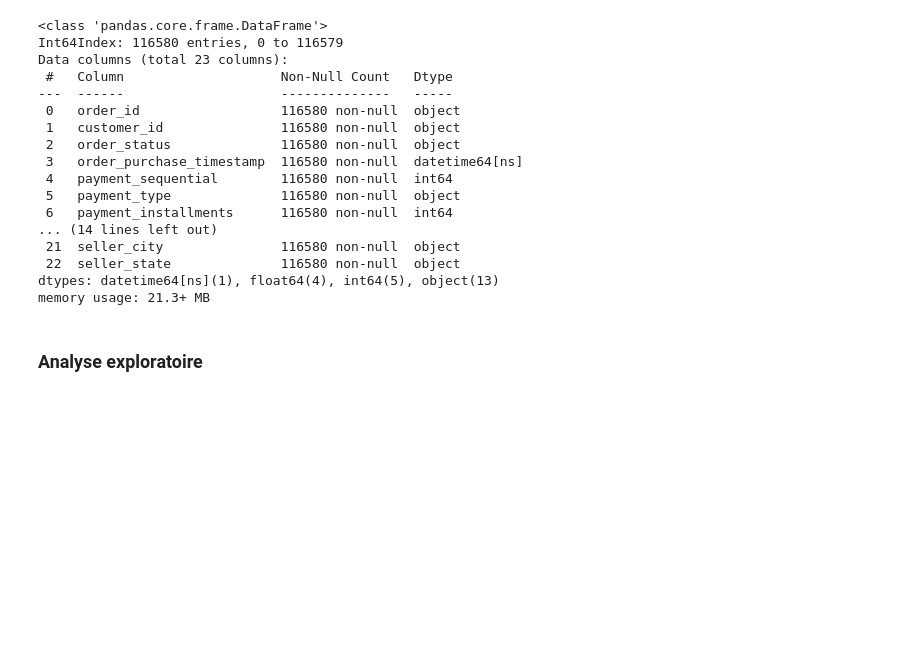
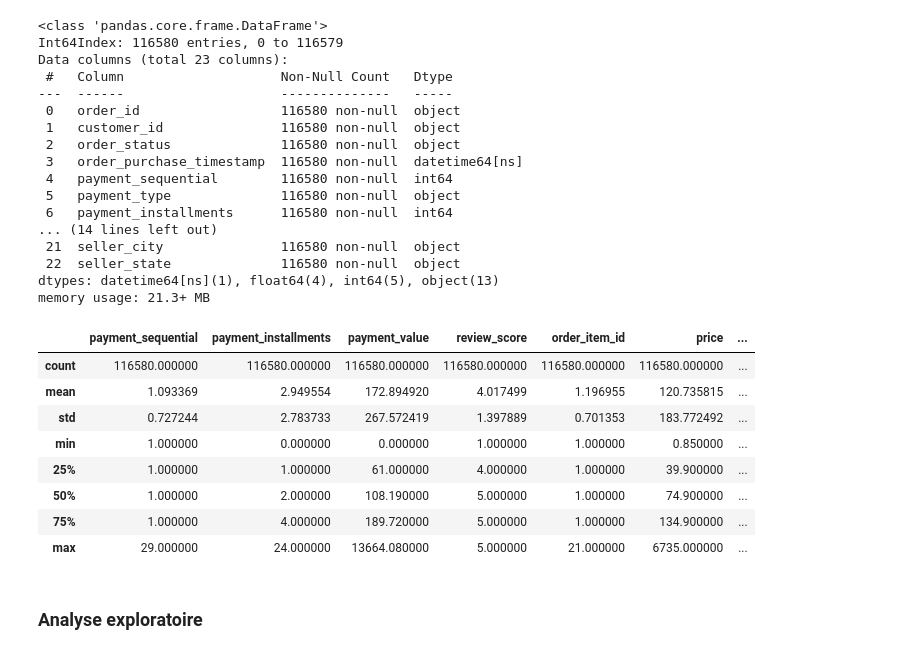
Before and after one commit to Julien-Martin/OC-IML-P4, a Jupyter notebook: Cleaning & EDA.ipynb, the cells around one changed output. Saved outputs shown, nothing was run; the diff lists cells and outputs as text; code cells hidden in the pictures; blank space fills up the shorter version.

```diff
--- a/Cleaning & EDA.ipynb
+++ b/Cleaning & EDA.ipynb
@@ -321,6 +312,18 @@ Data columns (total 23 columns):
  22  seller_state              116580 non-null  object
 dtypes: datetime64[ns](1), float64(4), int64(5), object(13)
 memory usage: 21.3+ MB
+# %%
+df.describe()
+# %% [output]
+|  | payment_sequential | payment_installments | payment_value | review_score | order_item_id | price | ... |
+| count | 116580.000000 | 116580.000000 | 116580.000000 | 116580.000000 | 116580.000000 | 116580.000000 | ... |
+| mean | 1.093369 | 2.949554 | 172.894920 | 4.017499 | 1.196955 | 120.735815 | ... |
+| std | 0.727244 | 2.783733 | 267.572419 | 1.397889 | 0.701353 | 183.772492 | ... |
+| min | 1.000000 | 0.000000 | 0.000000 | 1.000000 | 1.000000 | 0.850000 | ... |
+| 25% | 1.000000 | 1.000000 | 61.000000 | 4.000000 | 1.000000 | 39.900000 | ... |
+| 50% | 1.000000 | 2.000000 | 108.190000 | 5.000000 | 1.000000 | 74.900000 | ... |
+| 75% | 1.000000 | 4.000000 | 189.720000 | 5.000000 | 1.000000 | 134.900000 | ... |
+| max | 29.000000 | 24.000000 | 13664.080000 | 5.000000 | 21.000000 | 6735.000000 | ... |
 # %% [markdown]
 ### Analyse exploratoire
 # %%
```
Also changed, not shown: parts of 4 cells of this notebook.
